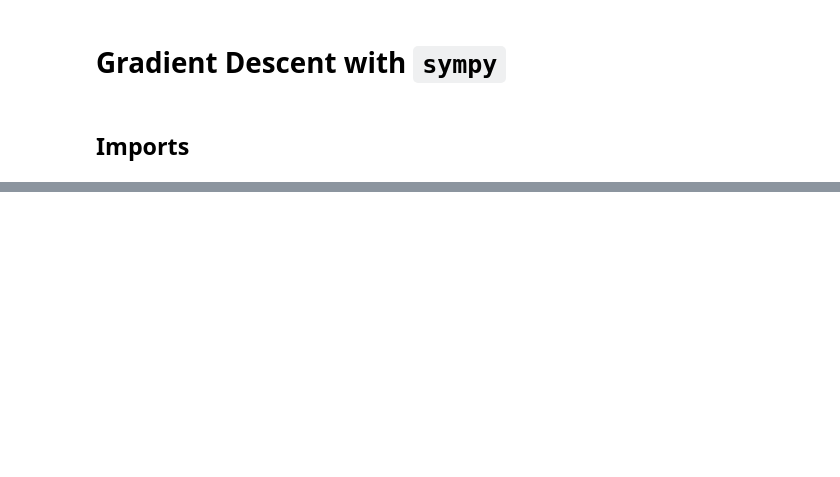
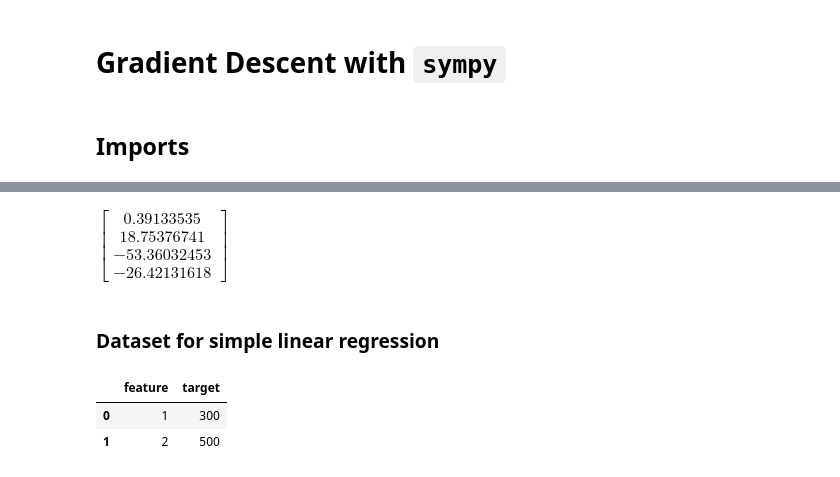
Before and after one commit to PaulToronto/Stanford-Andrew-Ng-Machine-Learning-Specialization, a Jupyter notebook: Gradient_Descent_with_Sympy.ipynb, the cells around one changed output, grey strips where cells are left out. Cells and saved outputs as stored; diff of their text form; code cells hidden in the pictures; blank space fills up the shorter version.

```diff
--- a/Gradient_Descent_with_Sympy.ipynb
+++ b/Gradient_Descent_with_Sympy.ipynb
@@ -189,0 +60,17 @@ $\displaystyle \left[\begin{matrix}459.999997619408\\231.999998369408\\177.99999
+# %%
+# optimal w and b for testing
+wn_best = sym.Matrix(np.array([ 0.39133535, 18.75376741, -53.36032453, -26.42131618]))
+bn_best = 785.1811367994083
+wn_best
+# %% [output]
+$\displaystyle \left[\begin{matrix}0.39133535\\18.75376741\\-53.36032453\\-26.42131618\end{matrix}\right]$
+# %% [markdown]
+### Dataset for simple linear regression
+# %%
+data_simple = pd.DataFrame({'feature': [1, 2],
+                            'target': [300, 500]})
+data_simple
+# %% [output]
+|  | feature | target |
+| 0 | 1 | 300 |
+| 1 | 2 | 500 |
```
Also changed, not shown: parts of 116 cells of this notebook.
